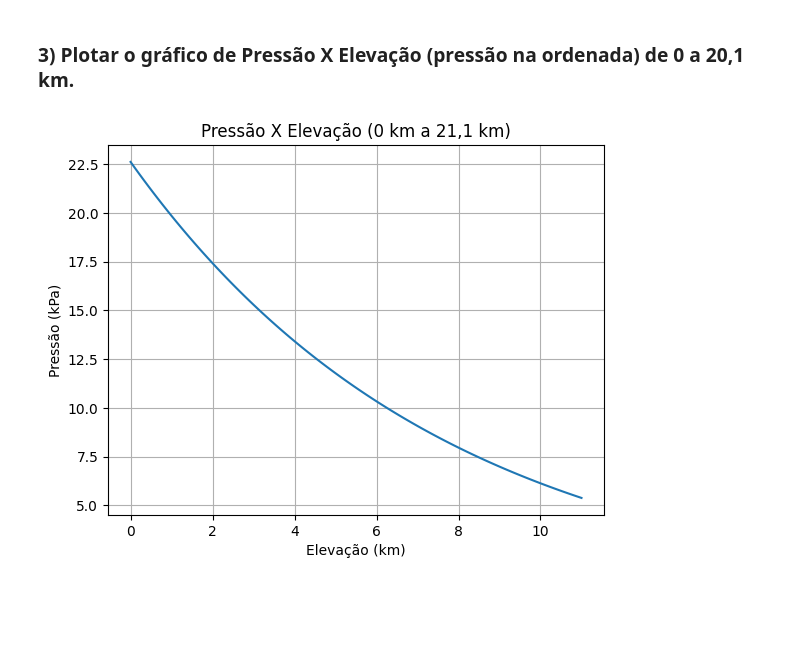
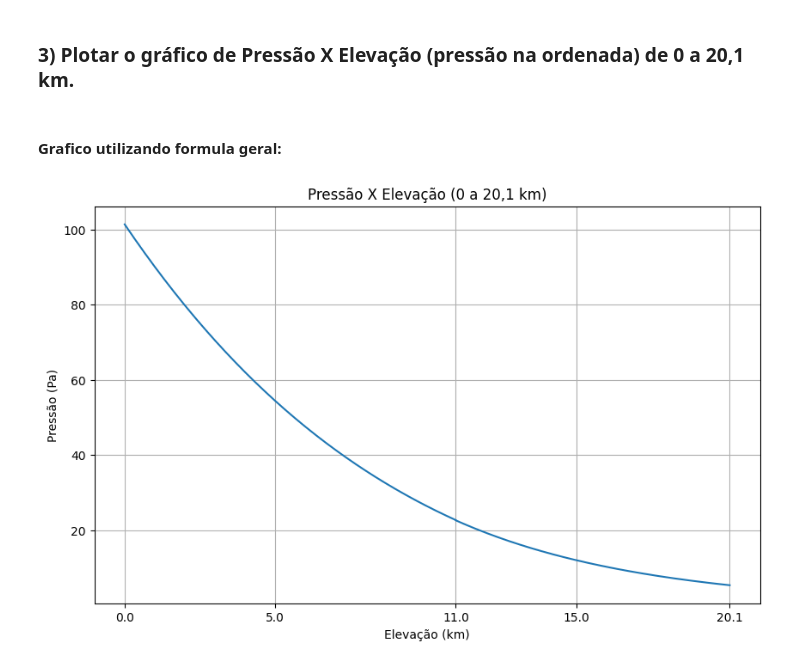
Before and after one commit to bernardo-gontijo/Ativ1-MecSolMecFlu, a Jupyter notebook: atividade1.ipynb, the cells around one changed output. Saved outputs shown, nothing was run; the diff lists cells and outputs as text; code cells hidden in the pictures; blank space fills up the shorter version.

```diff
--- a/atividade1.ipynb
+++ b/atividade1.ipynb
@@ -142,10 +142,10 @@ def pressao_isotermica(e, e_0, p_inicial):
 elevacoes = np.linspace(11.0, 20.1, 100)
 e_0 = 11
 
-pressao = pressao_isotermica(elevacoes, e_0, p_11_padrao)
+pressao1 = pressao_isotermica(elevacoes, e_0, p_11_padrao)
 
 plt.figure(figsize=(10, 6))
-plt.plot(elevacoes, pressao / 1000)
+plt.plot(elevacoes, pressao1 / 1000)
 plt.xlabel('Elevação (km)')
 plt.ylabel('Pressão (kPa)')
 plt.title('Pressão X Elevação (11.0 km a 20.1 km - Isotermico)')
@@ -328,9 +303,10 @@ print(pressao_variavel(11))
 # %%
 elevacao = np.linspace(0, 11, 100)
 
-pressao = pressao_variavel(elevacao)
+pressao2 = pressao_variavel(elevacao)
 
-plt.plot(elevacao, pressao / 1000)
+plt.figure(figsize=(10, 6))
+plt.plot(elevacao, pressao2 / 1000)
 plt.xlabel('Elevação (km)')
 plt.ylabel('Pressão (kPa)')
 plt.title('Pressão X Elevação (0 km a 11 km)')
@@ -361,15 +319,20 @@ df_pressao_elevacao
 ## Parte 3
 # %% [markdown]
 ### **3) Plotar o gráfico de Pressão X Elevação (pressão na ordenada) de 0 a 20,1 km.**
+# %% [markdown]
+#### Grafico utilizando formula geral:
 # %%
-elevacao_geral = df_pressao_elevacao['Elevação (km)']
-pressao_geral = df_pressao_elevacao['Pressão (Pa)']
 
+elevacao_geral = np.concatenate((elevacao, elevacoes))
+pressao_geral = np.concatenate((pressao2, pressao1))
+
+plt.figure(figsize=(10, 6))
 plt.plot(elevacao_geral, pressao_geral / 1000)
 plt.xlabel('Elevação (km)')
-plt.ylabel('Pressão (kPa)')
-plt.title('Pressão X Elevação (0 km a 21,1 km)')
+plt.ylabel('Pressão (Pa)')
+plt.title('Pressão X Elevação (0 a 20,1 km)')
+plt.xticks([0, 5, 11, 15, 20.1])
 plt.grid(True)
 plt.show()
 # %% [output]
-[figure, old version]
+[figure, new version]
```
Also changed, not shown: parts of 6 cells of this notebook.
